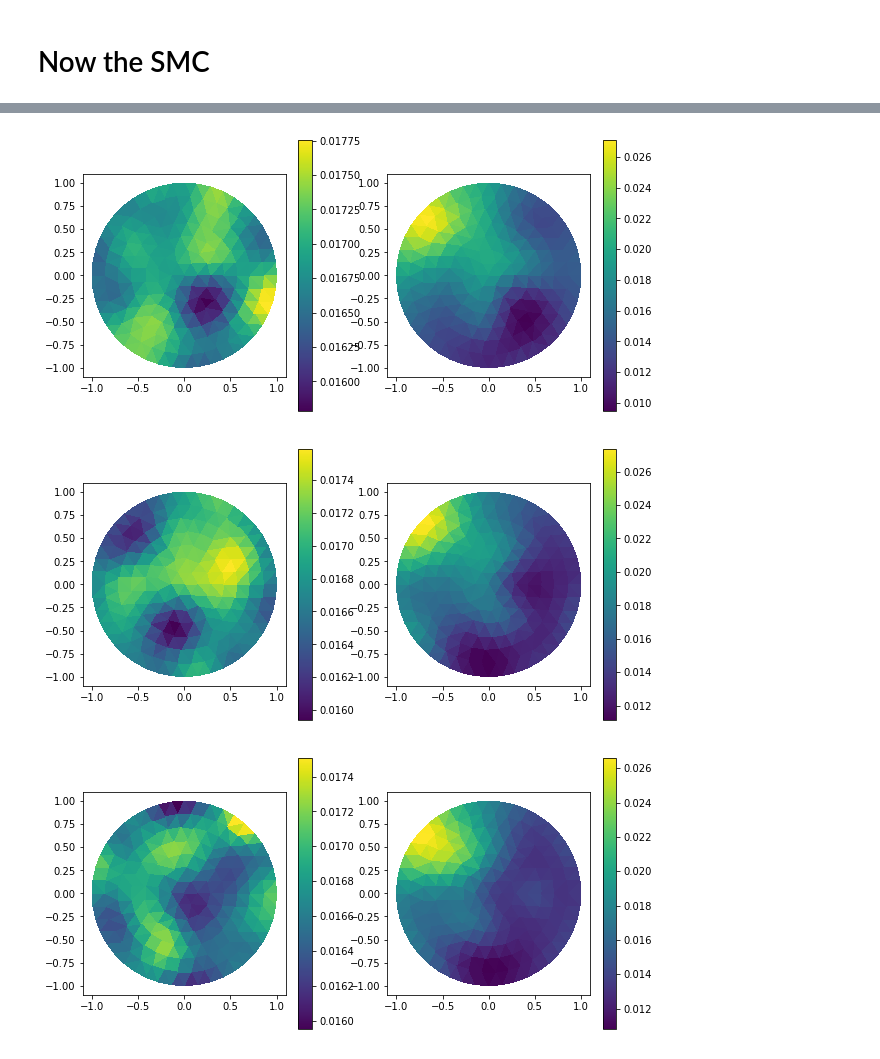
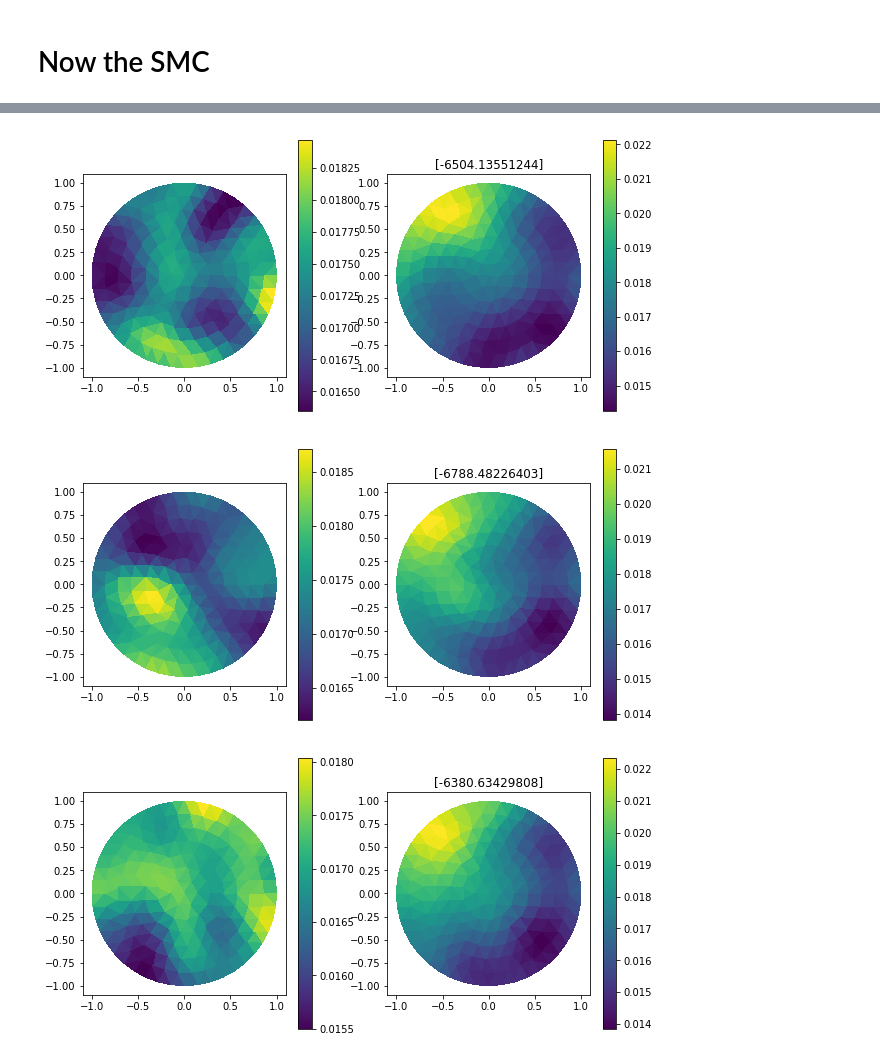
Before and after one commit to jcockayne/hydrocyclone_code, a Jupyter notebook: notebooks/Hydrocyclone_Static_EIT.ipynb, the cells around one changed output, grey strips where cells are left out. Cells and saved outputs as stored; diff of their text form; code cells hidden in the pictures.

```diff
--- a/notebooks/Hydrocyclone_Static_EIT.ipynb
+++ b/notebooks/Hydrocyclone_Static_EIT.ipynb
@@ -134,7 +134,7 @@ def B_bar(k):
     return sp.exp(a_bar)*(k.diff(s_xbar)*s_xbar + k.diff(s_ybar)*s_ybar)
 # %%
 # Compilation is slow so don't bother unless we absolutely need to
-if not use_c:
+if True:# not use_c:
     op_system = bpdes.operator_compilation.sympy_gram.compile_sympy(
         [A, B], [A_bar, B_bar],
         kernel,
@@ -362,7 +362,7 @@ def smc(initial_samples, kernels, resample_threshold, debug=False):
 # %%
 ### create all the kernels
 kernels = []
-for i in xrange(10,20):
+for i in xrange(11,20):
     data_to_use = data_dict[i]
     proposal = mcmc.pcn.proposal(beta, proposal_cov)
 
@@ -378,4 +378,4 @@ print len(kernels)
 # %%
 %%time
-res, acceptances, likelihoods = kernels[1].apply(initial_samples, n_iter, n_threads=8)
+res, acceptances, likelihoods = kernels[0].apply(initial_samples, 1000, n_threads=8)
 # %% [output]
@@ -406,11 +456,12 @@ print np.argmax(likelihoods)
 # %%
 for i in xrange(n_particles):
     plt.figure(figsize=(10,5))
     plt.subplot(121)
     plot_circle(proposal_design[:,0], proposal_design[:,1], np.exp(initial_samples[i,:]))
     plt.subplot(122)
     plot_circle(proposal_design[:,0], proposal_design[:,1], np.exp(res[i,:]))
+    plt.title(likelihoods[i])
 # %% [output]
-[figure, old version]
+[figure, new version]
-[figure, old version]
+[figure, new version]
-[figure, old version]
+[figure, new version]
```
Also changed, not shown: parts of 12 cells of this notebook, 4 other files.
